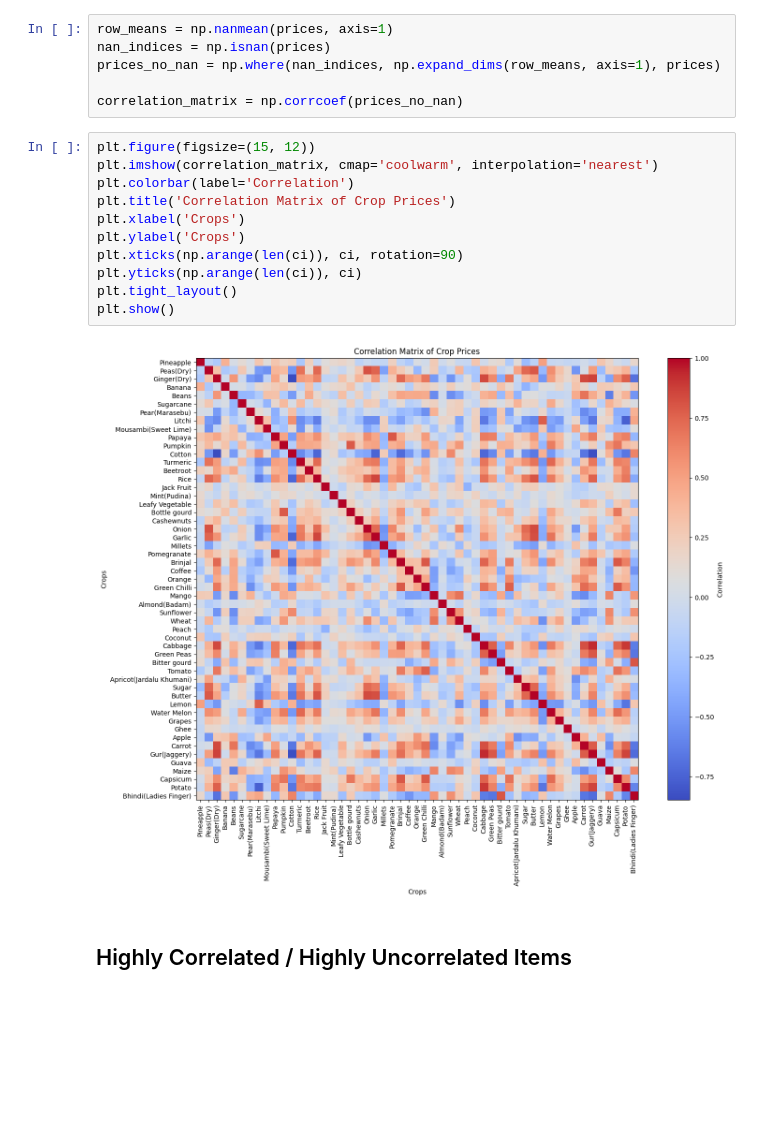
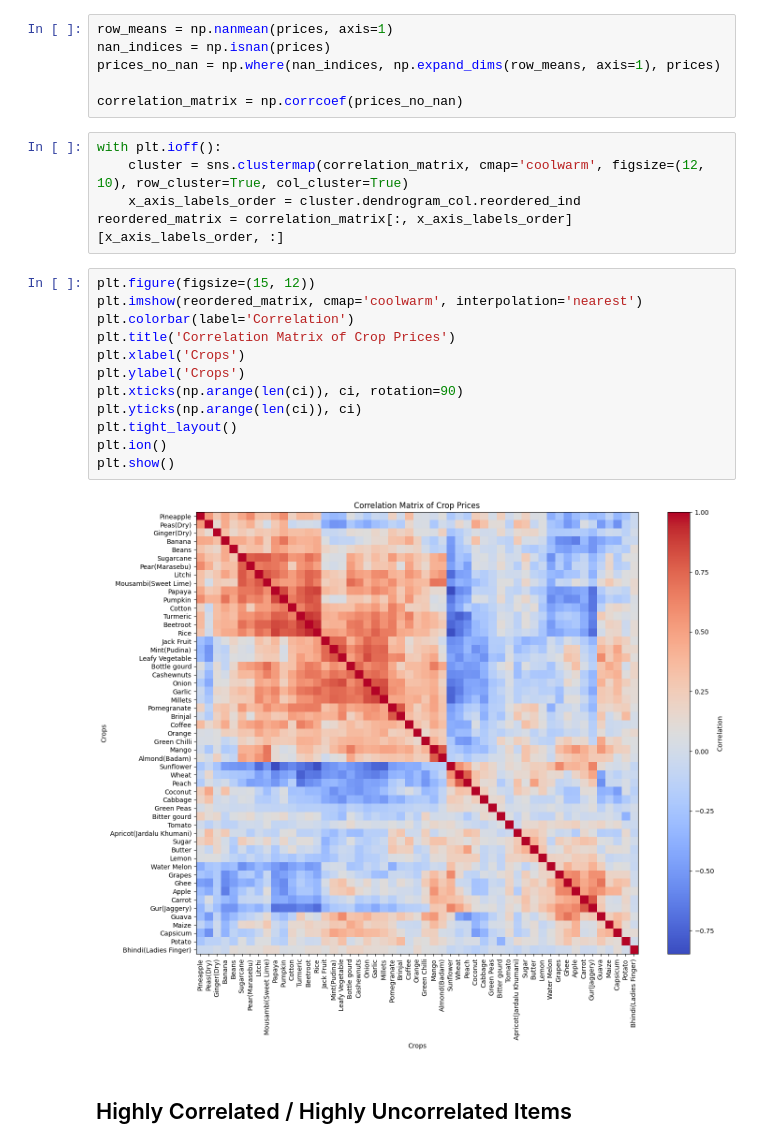
Before and after one commit to Rockhopper130/data-viz, a Jupyter notebook: price_correlation.ipynb, the cells around one changed output. Cells and saved outputs as stored; diff of their text form; blank space fills up the shorter version.

```diff
--- a/price_correlation.ipynb
+++ b/price_correlation.ipynb
@@ -38,19 +39,25 @@ nan_indices = np.isnan(prices)
 prices_no_nan = np.where(nan_indices, np.expand_dims(row_means, axis=1), prices)
 
 correlation_matrix = np.corrcoef(prices_no_nan)
+# %%
+with plt.ioff():
+    cluster = sns.clustermap(correlation_matrix, cmap='coolwarm', figsize=(12, 10), row_cluster=True, col_cluster=True)
+    x_axis_labels_order = cluster.dendrogram_col.reordered_ind
+reordered_matrix = correlation_matrix[:, x_axis_labels_order][x_axis_labels_order, :]
 # %%
 plt.figure(figsize=(15, 12))
-plt.imshow(correlation_matrix, cmap='coolwarm', interpolation='nearest')
+plt.imshow(reordered_matrix, cmap='coolwarm', interpolation='nearest')
 plt.colorbar(label='Correlation')
 plt.title('Correlation Matrix of Crop Prices')
 plt.xlabel('Crops')
 plt.ylabel('Crops')
 plt.xticks(np.arange(len(ci)), ci, rotation=90)
 plt.yticks(np.arange(len(ci)), ci)
 plt.tight_layout()
+plt.ion()
 plt.show()
 # %% [output]
-[figure, old version]
+[figure, new version]
 # %% [markdown]
 ## Highly Correlated / Highly Uncorrelated Items
 # %%
```
Also changed, not shown: parts of 1 cell of this notebook, 1 other file.
